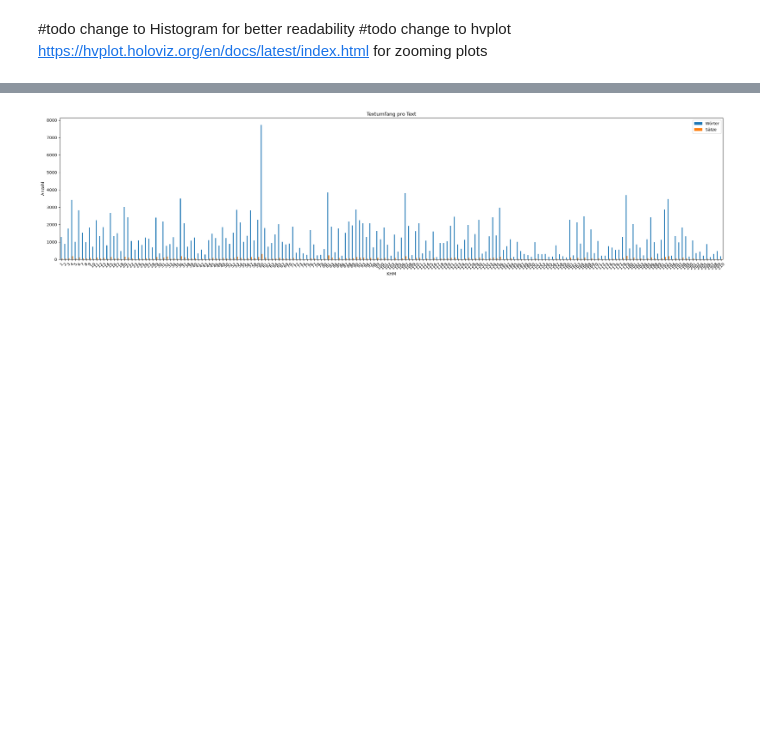
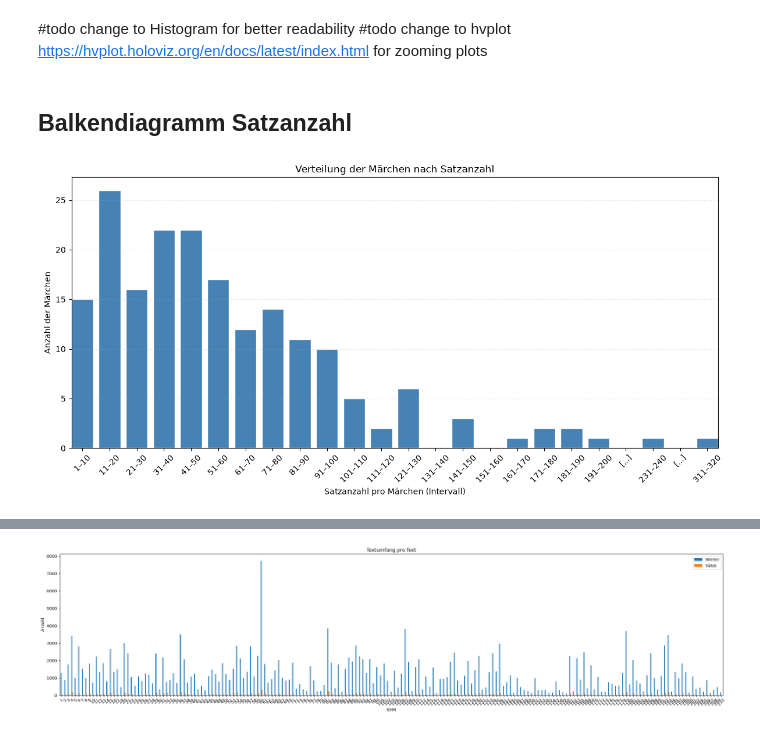
Before and after one commit to kapi1012/spatial_extraction_fairytales, a Jupyter notebook: data/analysis_dataset/exermine_fairytales.ipynb, the cells around one changed output, grey strips where cells are left out. Saved outputs shown, nothing was run; the diff lists cells and outputs as text; code cells hidden in the pictures; blank space fills up the shorter version.

Commit message:
added new diagrams

```diff
--- a/data/analysis_dataset/exermine_fairytales.ipynb
+++ b/data/analysis_dataset/exermine_fairytales.ipynb
@@ -254,3 +259,79 @@ df[numeric_cols] = df[numeric_cols].apply(
 # %% [markdown]
 #todo change to Histogram for better readability
 #todo change to hvplot https://hvplot.holoviz.org/en/docs/latest/index.html for zooming plots
+# %% [markdown]
+## Balkendiagramm Satzanzahl
+# %%
+sentences = df["count sentences"].dropna()
+
+bin_width = 10
+max_sentences = int(sentences.max())
+
+bins = np.arange(
+    0,
+    ((max_sentences // bin_width) + 1) * bin_width + bin_width,
+    bin_width
+)
+
+labels = [
+    f"{start + 1}–{start + bin_width}"
+    for start in bins[:-1]
+]
+
+sentence_groups = pd.cut(
+    sentences,
+    bins=bins,
+    labels=labels,
+    right=True,
+    include_lowest=True
+)
+
+# wichtig: leere Kategorien wegnehmen
+sentence_groups = sentence_groups.cat.remove_unused_categories()
+sentence_counts = sentence_groups.value_counts(sort=False)
+
+present_labels = {str(k): int(v) for k, v in sentence_counts.items()}
+
+display_labels = []
+display_values = []
+
+i = 0
+while i < len(labels):
+    label = labels[i]
+
+    if label in present_labels:
+        display_labels.append(label)
+        display_values.append(present_labels[label])
+        i += 1
+        continue
+
+    gap_start = i
+    while i < len(labels) and labels[i] not in present_labels:
+        i += 1
+    gap_len = i - gap_start
+
+    if gap_len == 1:
+        display_labels.append(labels[gap_start])
+        display_values.append(0)
+    else:
+        display_labels.append("[...]")
+        display_values.append(0)
+
+x = np.arange(len(display_labels))
+
+fig, ax = plt.subplots(figsize=(12, 6))
+ax.bar(x, display_values, color="steelblue", edgecolor="white", width=0.8)
+
+ax.set_xticks(x)
+ax.set_xticklabels(display_labels, rotation=45)
+
+ax.margins(x=0)
+ax.set_xlabel("Satzanzahl pro Märchen (Intervall)")
+ax.set_ylabel("Anzahl der Märchen")
+ax.set_title("Verteilung der Märchen nach Satzanzahl")
+ax.grid(axis="y", linestyle=":", alpha=0.4)
+
+plt.tight_layout()
+plt.show()
+# %% [output]
+[figure, added]
```
Also changed, not shown: parts of 16 cells of this notebook, 3 other files.
